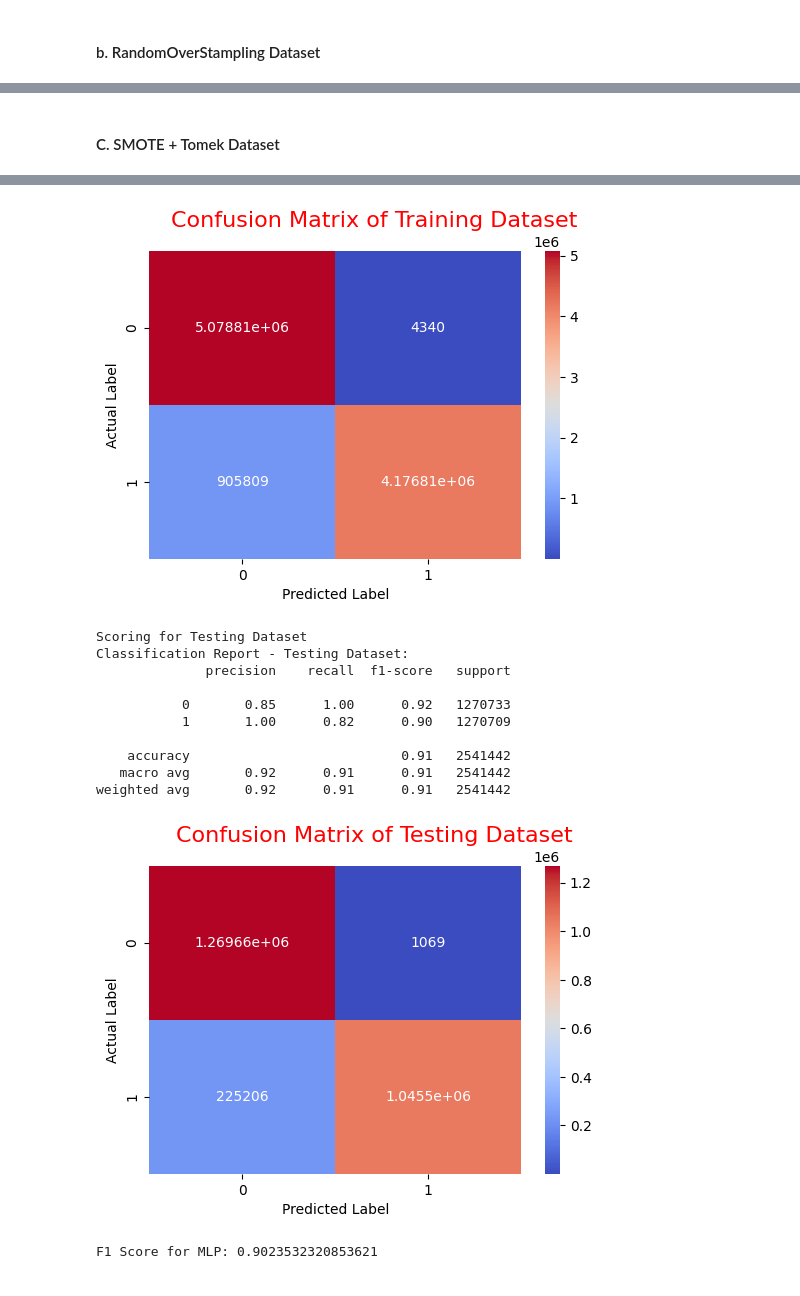
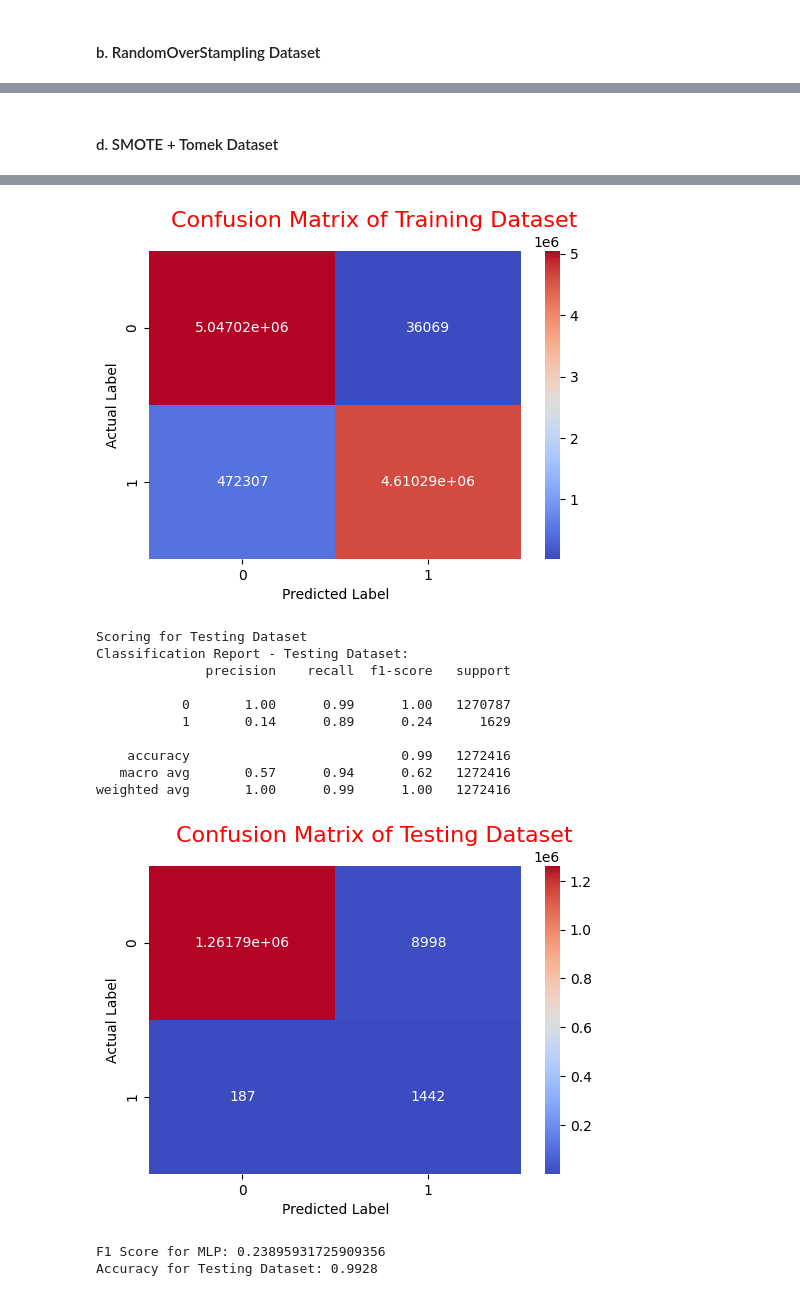
Before and after one commit to HuanKhoa/Card-Fraud-Detection, a Jupyter notebook: main.ipynb, the cells around one changed output, grey strips where cells are left out. Drawn from its saved outputs; the diff is of its cells as text; code cells hidden in the pictures.

```diff
--- a/main.ipynb
+++ b/main.ipynb
@@ -450,5 +456,0 @@ from sklearn.neural_network import MLPClassifier
-# %%
-X_train, X_test, y_train, y_test = train_test_split(X, y, test_size=0.2, random_state=42)
-
-MLP_Model = MLPClassifier(random_state=42, max_iter=300)
-MLP_Model.fit(X_train, y_train)
@@ -527,6 +485,6 @@ from imblearn.under_sampling import TomekLinks
 # %%
 sm = SMOTE(random_state = 42)
-X_resampled, y_resampled = sm.fit_resample(X, y)
+X_resampled, y_resampled = sm.fit_resample(X_train, y_train)
 # %%
 counter = Counter(y_resampled)
 print("After SMOTE: ", counter)
@@ -566,3 +523,0 @@ plt.show()
-# %%
-MLP_Model_SE = MLPClassifier(random_state=42, max_iter=300)
-MLP_Model_SE.fit(X_train_SE, y_train_SE)
@@ -721,23 +907,23 @@ weighted avg       1.00      1.00      1.00   2541442
 # %%
 from sklearn.neural_network import MLPClassifier
 # %%
-def MLP_data(X, y):
+def MLP_data(X_train, y_train, X_test, y_test):
     # Split the dataset into training and testing sets
-    X_train_SE, X_test_SE, y_train_SE, y_test_SE = train_test_split(X, y, test_size=0.2, random_state=42)
+    # X_train_SE, X_test_SE, y_train_SE, y_test_SE = train_test_split(X, y, test_size=0.2, random_state=42)
 
     # Initialize and train the MLP model
     MLP_Model_SE = MLPClassifier(random_state=42, max_iter=300)
-    MLP_Model_SE.fit(X_train_SE, y_train_SE)
+    MLP_Model_SE.fit(X_train, y_train)
 
     print("Training Successfully!")
 
     # Scoring for Training Dataset
     print("Scoring for Training Dataset")
-    yT_predict_SE = MLP_Model_SE.predict(X_train_SE)
+    yT_predict_SE = MLP_Model_SE.predict(X_train)
     print("Classification Report - Training Dataset: ")
-    print(classification_report(y_train_SE, yT_predict_SE))
+    print(classification_report(y_train, yT_predict_SE))
 
-    cf_matrix_train_SE = confusion_matrix(y_train_SE, yT_predict_SE)
+    cf_matrix_train_SE = confusion_matrix(y_train, yT_predict_SE)
     fig, ax = plt.subplots(figsize=(6, 4))
     sns.heatmap(cf_matrix_train_SE, annot=True, cmap='coolwarm', fmt='g')
     fig.suptitle("Confusion Matrix of Training Dataset", color="red", fontsize=16)
@@ -746,11 +932,11 @@ def MLP_data(X, y):
 
     # Scoring for Testing Dataset
     print("Scoring for Testing Dataset")
-    yTe_predict_SE = MLP_Model_SE.predict(X_test_SE)
+    yTe_predict_SE = MLP_Model_SE.predict(X_test)
     print("Classification Report - Testing Dataset: ")
-    print(classification_report(y_test_SE, yTe_predict_SE))
+    print(classification_report(y_test, yTe_predict_SE))
 
-    cf_matrix_test_SE = confusion_matrix(y_test_SE, yTe_predict_SE)
+    cf_matrix_test_SE = confusion_matrix(y_test, yTe_predict_SE)
     fig, ax = plt.subplots(figsize=(6, 4))
     sns.heatmap(cf_matrix_test_SE, annot=True, cmap='coolwarm', fmt='g')
     fig.suptitle("Confusion Matrix of Testing Dataset", color="red", fontsize=16)
@@ -758,7 +944,11 @@ def MLP_data(X, y):
     plt.show()
 
     # Calculate and print F1 Score for Testing Dataset
-    f1_mlp = f1_score(y_test_SE, yTe_predict_SE)
+    f1_mlp = f1_score(y_test, yTe_predict_SE)
     print(f"F1 Score for MLP: {f1_mlp}")
+
+    # Printing Accuracy for Testing Data
+    accuracy = accuracy_score(y_test, yTe_predict_SE)
+    print(f"Accuracy for Testing Dataset: {accuracy:.4f}")
 # %% [markdown]
 #### a. Imbalanced Dataset
@@ -821,7 +1043,7 @@ F1 Score for MLP: 0.9055185763142689
 # %% [markdown]
-#### C. SMOTE + Tomek Dataset
+#### d. SMOTE + Tomek Dataset
 # %%
-MLP_data(X_resampled_tomek, y_resampled_tomek)
+MLP_data(X_resampled_tomek, y_resampled_tomek, X_test, y_test)
 # %% [output]
 Training Successfully!
 Scoring for Training Dataset
@@ -837,13 +1059,14 @@ weighted avg       0.92      0.91      0.91  10165764
-[figure, old version]
+[figure, new version]
 Scoring for Testing Dataset
 Classification Report - Testing Dataset:
               precision    recall  f1-score   support
 
-           0       0.85      1.00      0.92   1270733
-           1       1.00      0.82      0.90   1270709
+           0       1.00      0.99      1.00   1270787
+           1       0.14      0.89      0.24      1629
 
-    accuracy                           0.91   2541442
-   macro avg       0.92      0.91      0.91   2541442
-weighted avg       0.92      0.91      0.91   2541442
+    accuracy                           0.99   1272416
+   macro avg       0.57      0.94      0.62   1272416
+weighted avg       1.00      0.99      1.00   1272416
-[figure, old version]
+[figure, new version]
-F1 Score for MLP: 0.9023532320853621
+F1 Score for MLP: 0.23895931725909356
+Accuracy for Testing Dataset: 0.9928
```
Also changed, not shown: parts of 74 cells of this notebook.
